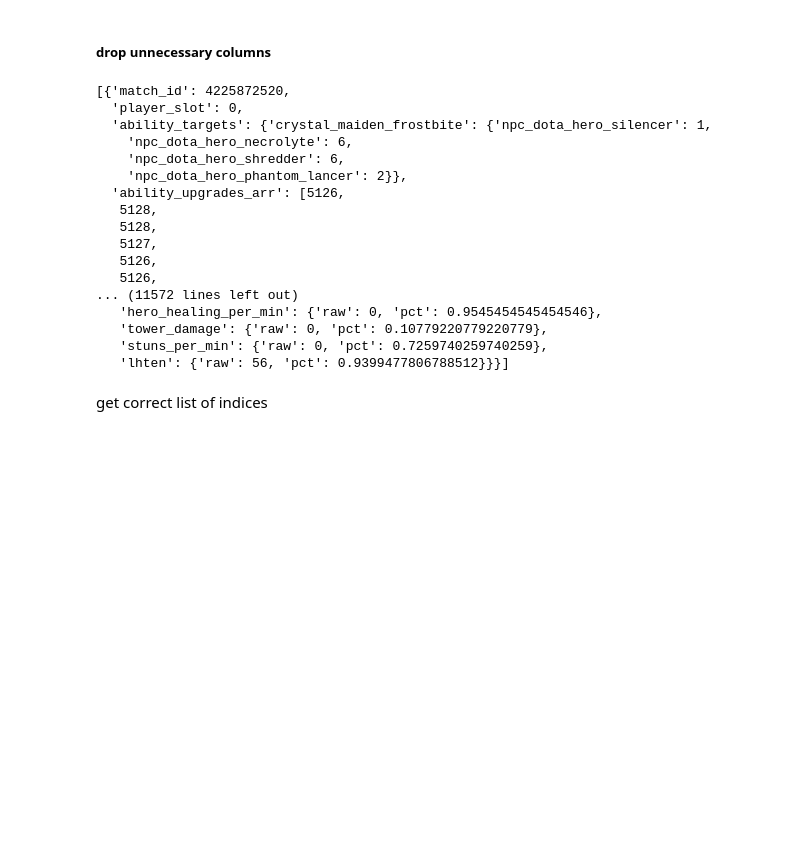
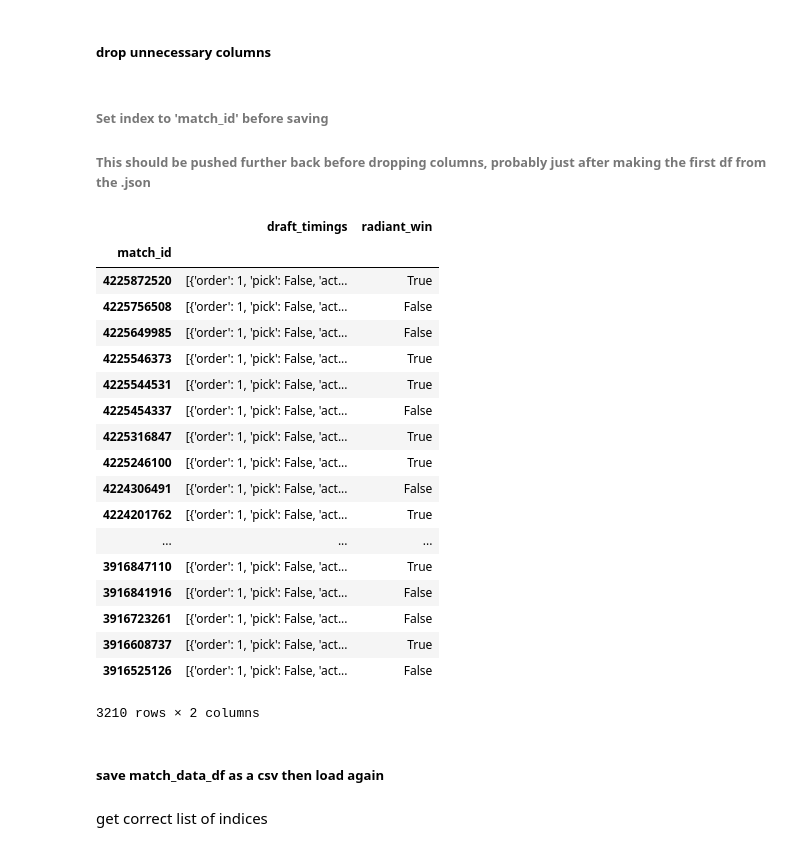
Before and after one commit to CowardlyBattleCat/DotaScience, a Jupyter notebook: DotaScience_EDA.ipynb, the cells around one changed output. Cells and saved outputs as stored; diff of their text form; code cells hidden in the pictures; blank space fills up the shorter version.

Commit message:
Modify EDA nb with code to select columns for match data and save/load from csv with proper indexing

```diff
--- a/DotaScience_EDA.ipynb
+++ b/DotaScience_EDA.ipynb
@@ -1120,30 +1085,39 @@ memory usage: 1.2+ MB
 # %%
 bulk_match_data_df.to_csv('data/bulk_match_data_df.csv')
+# %%
+bulk_match_data_df = pd.read_csv('data/bulk_match_data_df.csv', index_col=0)
 # %% [markdown]
 ##### drop unnecessary columns
 # %%
-match_cols_to_keep = [
-    'draft_timings',
-    'match_id',
-    'objectives',
-    'patch', 'picks_bans', '', '', '', '', '', '', '']
+match_cols_to_keep = ['draft_timings', 'match_id', 'radiant_win']
-# %%
-bulk_match_data_df[['players']].iloc[0][0]
-# %% [output]
-[{'match_id': 4225872520,
-  'player_slot': 0,
-  'ability_targets': {'crystal_maiden_frostbite': {'npc_dota_hero_silencer': 1,
-    'npc_dota_hero_necrolyte': 6,
-    'npc_dota_hero_shredder': 6,
-    'npc_dota_hero_phantom_lancer': 2}},
-  'ability_upgrades_arr': [5126,
-   5128,
-   5128,
-   5127,
-   5126,
-   5126,
-... (11572 lines left out)
-   'hero_healing_per_min': {'raw': 0, 'pct': 0.9545454545454546},
-   'tower_damage': {'raw': 0, 'pct': 0.10779220779220779},
-   'stuns_per_min': {'raw': 0, 'pct': 0.7259740259740259},
-   'lhten': {'raw': 56, 'pct': 0.9399477806788512}}}]
+# %%
+match_data_df = bulk_match_data_df[match_cols_to_keep]
+# %% [markdown]
+###### Set index to 'match_id' before saving
+###### This should be pushed further back before dropping columns, probably just after making the first df from the .json
+# %%
+match_data_df.set_index(keys='match_id', inplace=True)
+# %%
+match_data_df
+# %% [output]
+|  | draft_timings | radiant_win |
+| match_id |  |  |
+| 4225872520 | [{'order': 1, 'pick': False, 'act... | True |
+| 4225756508 | [{'order': 1, 'pick': False, 'act... | False |
+| 4225649985 | [{'order': 1, 'pick': False, 'act... | False |
+| 4225546373 | [{'order': 1, 'pick': False, 'act... | True |
+| 4225544531 | [{'order': 1, 'pick': False, 'act... | True |
+| 4225454337 | [{'order': 1, 'pick': False, 'act... | False |
+| 4225316847 | [{'order': 1, 'pick': False, 'act... | True |
+| 4225246100 | [{'order': 1, 'pick': False, 'act... | True |
+| 4224306491 | [{'order': 1, 'pick': False, 'act... | False |
+| 4224201762 | [{'order': 1, 'pick': False, 'act... | True |
+| ... | ... | ... |
+| 3916847110 | [{'order': 1, 'pick': False, 'act... | True |
+| 3916841916 | [{'order': 1, 'pick': False, 'act... | False |
+| 3916723261 | [{'order': 1, 'pick': False, 'act... | False |
+| 3916608737 | [{'order': 1, 'pick': False, 'act... | True |
+| 3916525126 | [{'order': 1, 'pick': False, 'act... | False |
+3210 rows × 2 columns
+# %% [markdown]
+##### save match_data_df as a csv then load again
```
Also changed, not shown: parts of 13 cells of this notebook.
